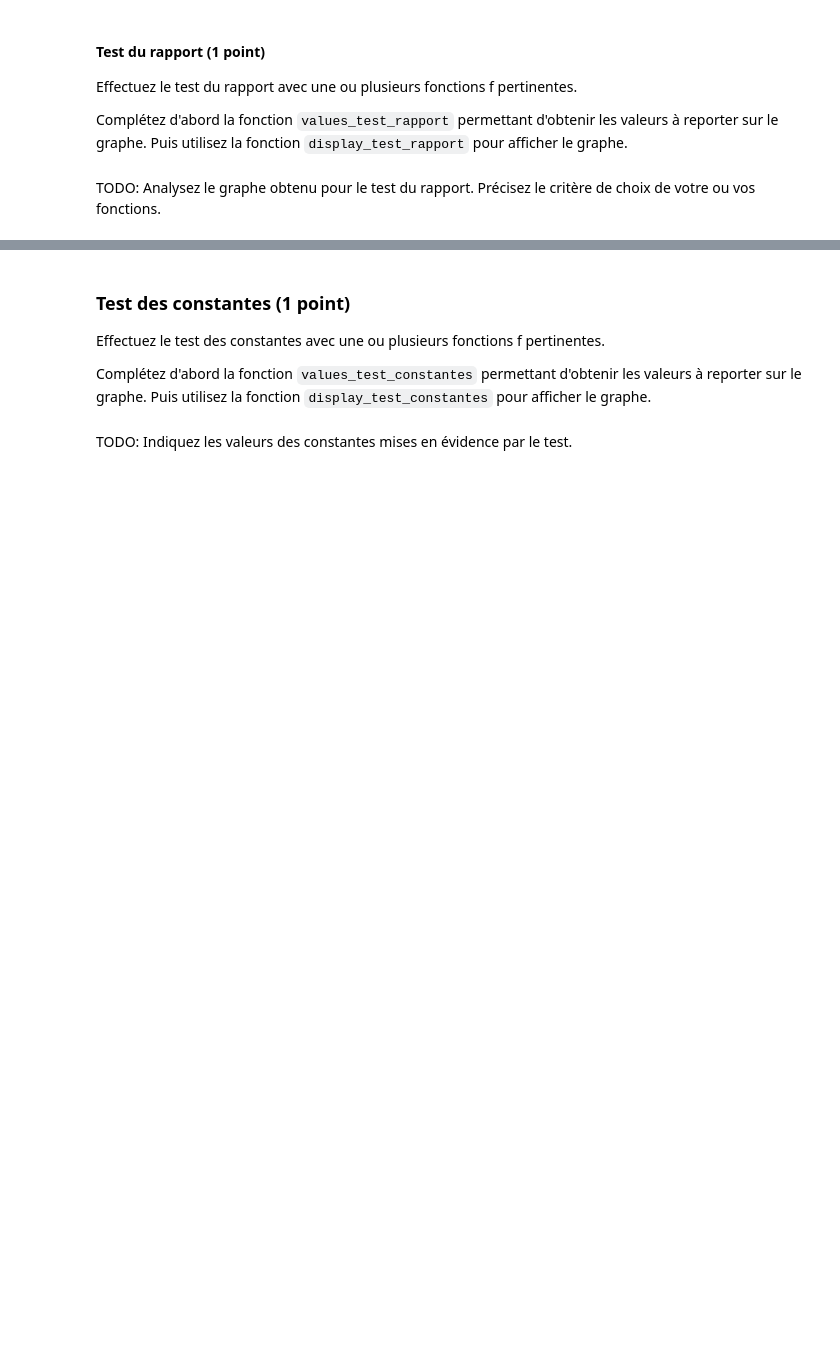
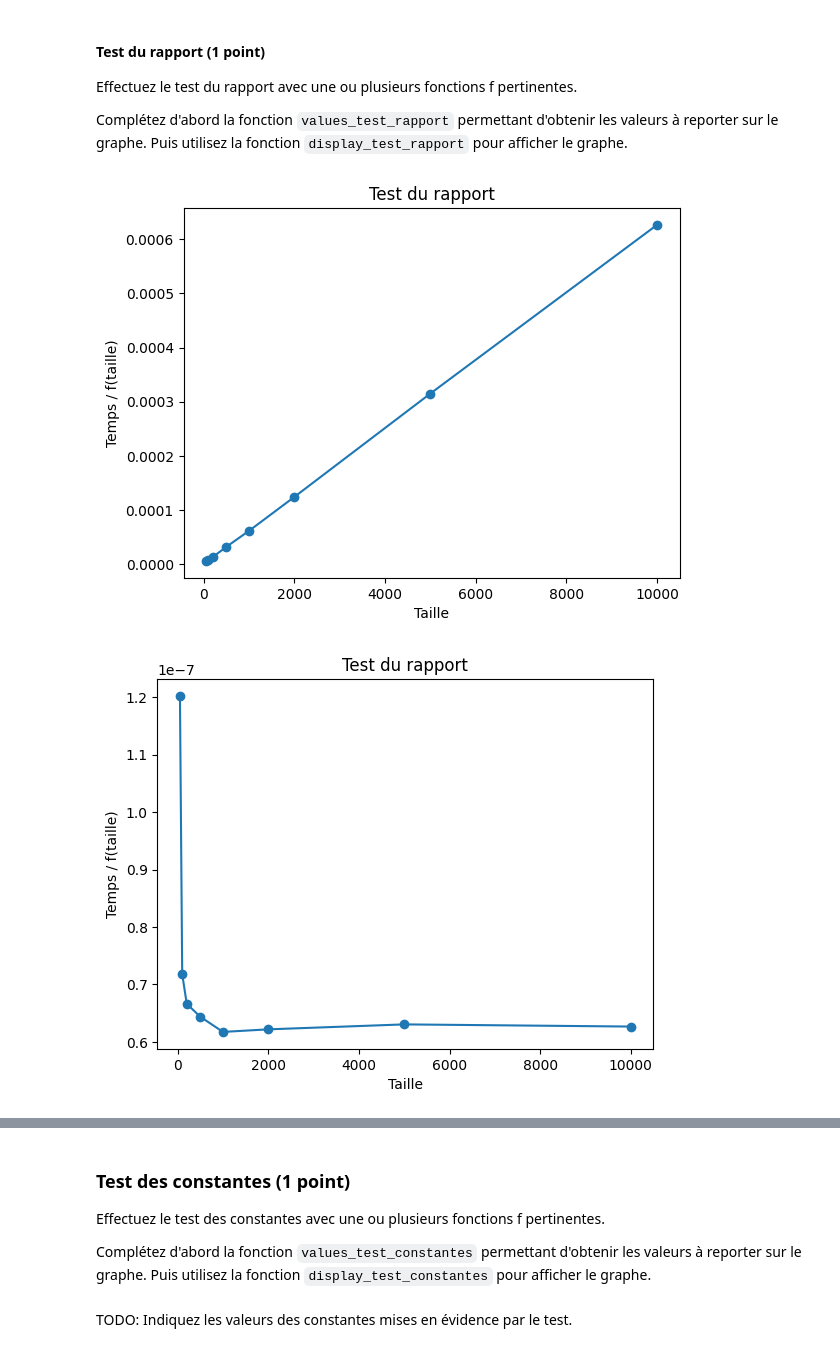
Before and after one commit to Delan18/TPINF8775, a Jupyter notebook: TP1_A25.ipynb, the cells around one changed output, grey strips where cells are left out. Drawn from its saved outputs; the diff is of its cells as text; code cells hidden in the pictures; blank space fills up the shorter version.

```diff
--- a/TP1_A25.ipynb
+++ b/TP1_A25.ipynb
@@ -374,17 +393,23 @@ Effectuez le test du rapport avec une ou plusieurs fonctions f pertinentes.
 
 Complétez d'abord la fonction `values_test_rapport` permettant d'obtenir les valeurs à reporter sur le graphe. Puis utilisez la fonction `display_test_rapport` pour afficher le graphe.
 # %%
-def values_test_rapport(measures, f):
+def values_test_rapport(measures, puissance):
     return {
         # TODO: calculez les valeurs pour le test du rapport
-        0 : 0
+        size: measure / f(size, puissance)
         for size, measure in measures.items()
+        if f(size, puissance) != 0
     }
 
 # TODO: definissez f judicieusement
-def f(x):
-    return 0
+def f(x,puissance):
+    return  pow(x, puissance)
 
-display_test_rapport(values_test_rapport(measures_bruteforce, f))
+#test avec f(x) = x
+display_test_rapport(values_test_rapport(measures_bruteforce, puissance=1))
+
+#test avec f(x) = x^2
+display_test_rapport(values_test_rapport(measures_bruteforce, puissance=2))
+# %% [output]
+[figure, added]
+[figure, added]
-# %% [markdown]
-TODO: Analysez le graphe obtenu pour le test du rapport. Précisez le critère de choix de votre ou vos fonctions.
```
Also changed, not shown: parts of 8 cells of this notebook.
